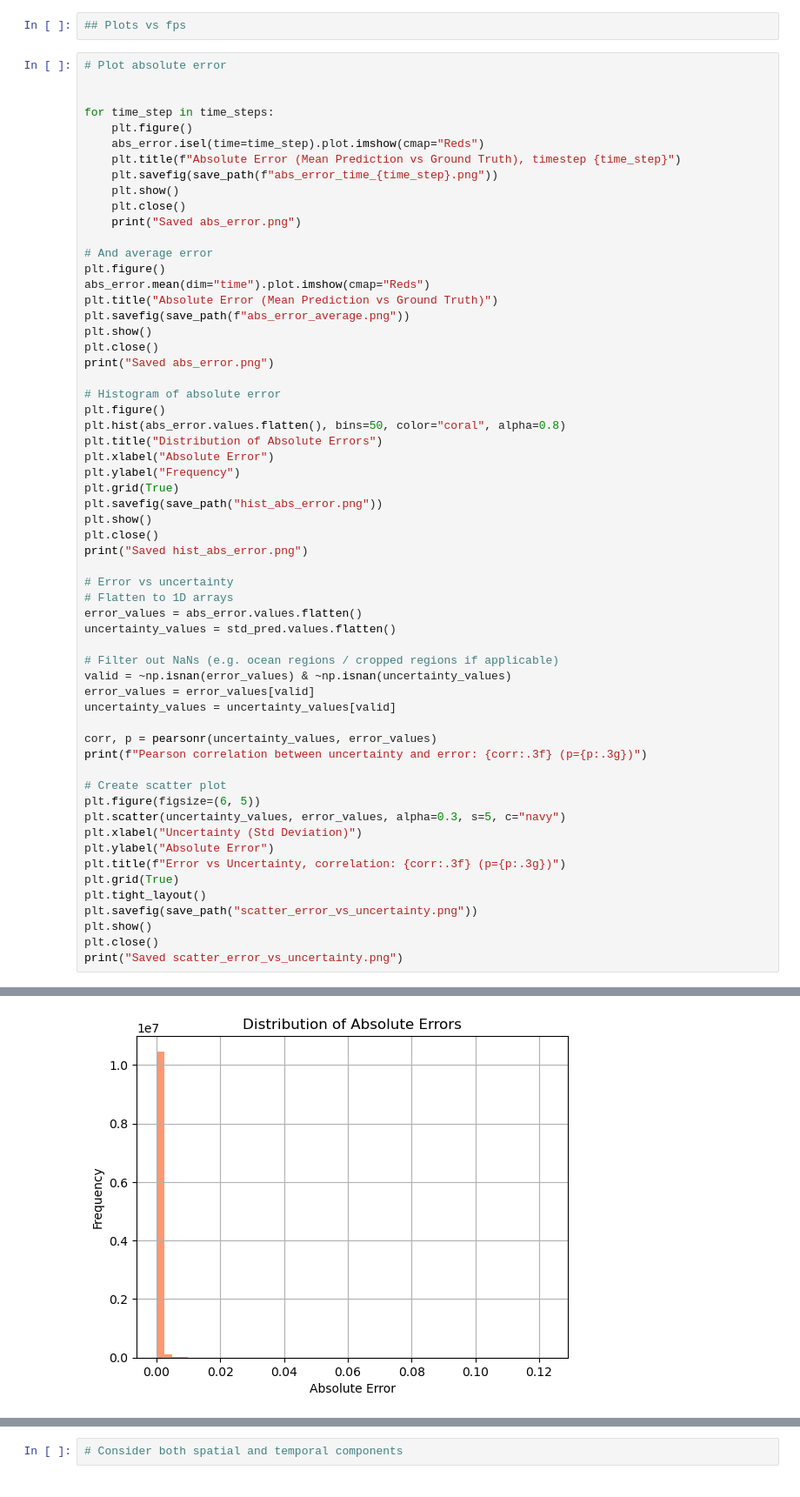
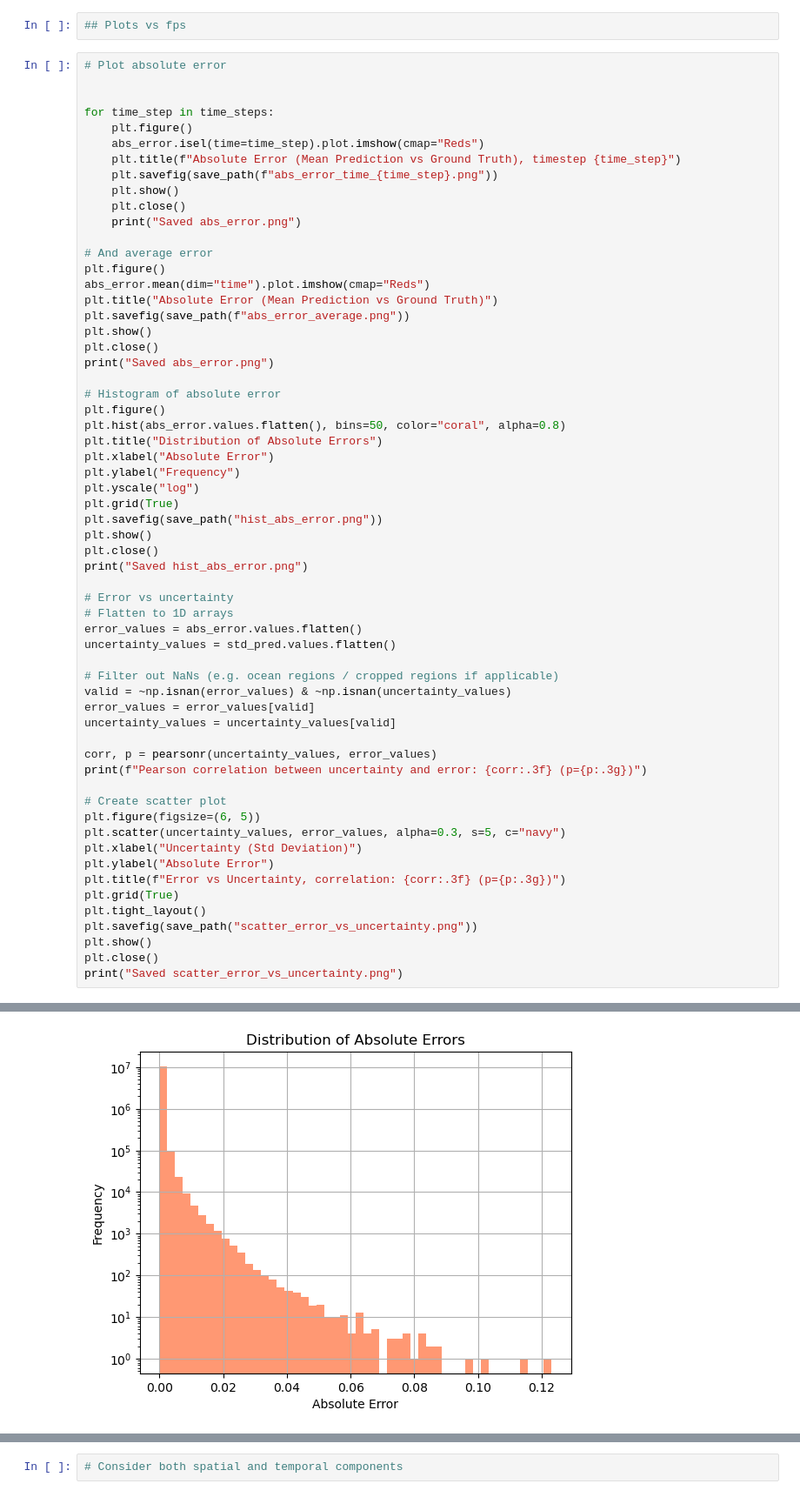
Before and after one commit to GATES-Lab/GATES_LPDM_emulator, a Jupyter notebook: notebooks/uncertainty_fluxes.ipynb, the cells around one changed output, grey strips where cells are left out. Shown at 87% size. Saved outputs shown, nothing was run; the diff lists cells and outputs as text.

Commit message:
Plot log absolute error

```diff
--- a/notebooks/uncertainty_fluxes.ipynb
+++ b/notebooks/uncertainty_fluxes.ipynb
@@ -564,6 +564,7 @@ plt.hist(abs_error.values.flatten(), bins=50, color="coral", alpha=0.8)
 plt.title("Distribution of Absolute Errors")
 plt.xlabel("Absolute Error")
 plt.ylabel("Frequency")
+plt.yscale("log")
 plt.grid(True)
 plt.savefig(save_path("hist_abs_error.png"))
 plt.show()
@@ -577,34 +578,34 @@ uncertainty_values = std_pred.values.flatten()
 
 # Filter out NaNs (e.g. ocean regions / cropped regions if applicable)
 valid = ~np.isnan(error_values) & ~np.isnan(uncertainty_values)
 error_values = error_values[valid]
 uncertainty_values = uncertainty_values[valid]
 
 corr, p = pearsonr(uncertainty_values, error_values)
 print(f"Pearson correlation between uncertainty and error: {corr:.3f} (p={p:.3g})")
 
 # Create scatter plot
 plt.figure(figsize=(6, 5))
 plt.scatter(uncertainty_values, error_values, alpha=0.3, s=5, c="navy")
 plt.xlabel("Uncertainty (Std Deviation)")
 plt.ylabel("Absolute Error")
 plt.title(f"Error vs Uncertainty, correlation: {corr:.3f} (p={p:.3g})")
 plt.grid(True)
 plt.tight_layout()
 plt.savefig(save_path("scatter_error_vs_uncertainty.png"))
 plt.show()
 plt.close()
 print("Saved scatter_error_vs_uncertainty.png")
 # %% [output]
 [figure]
 Saved abs_error.png
 [figure]
 Saved abs_error.png
 [figure]
 Saved abs_error.png
 [figure]
 Saved abs_error.png
-[figure, old version]
+[figure, new version]
 Saved hist_abs_error.png
 Pearson correlation between uncertainty and error: 0.675 (p=0)
 [figure]
```
